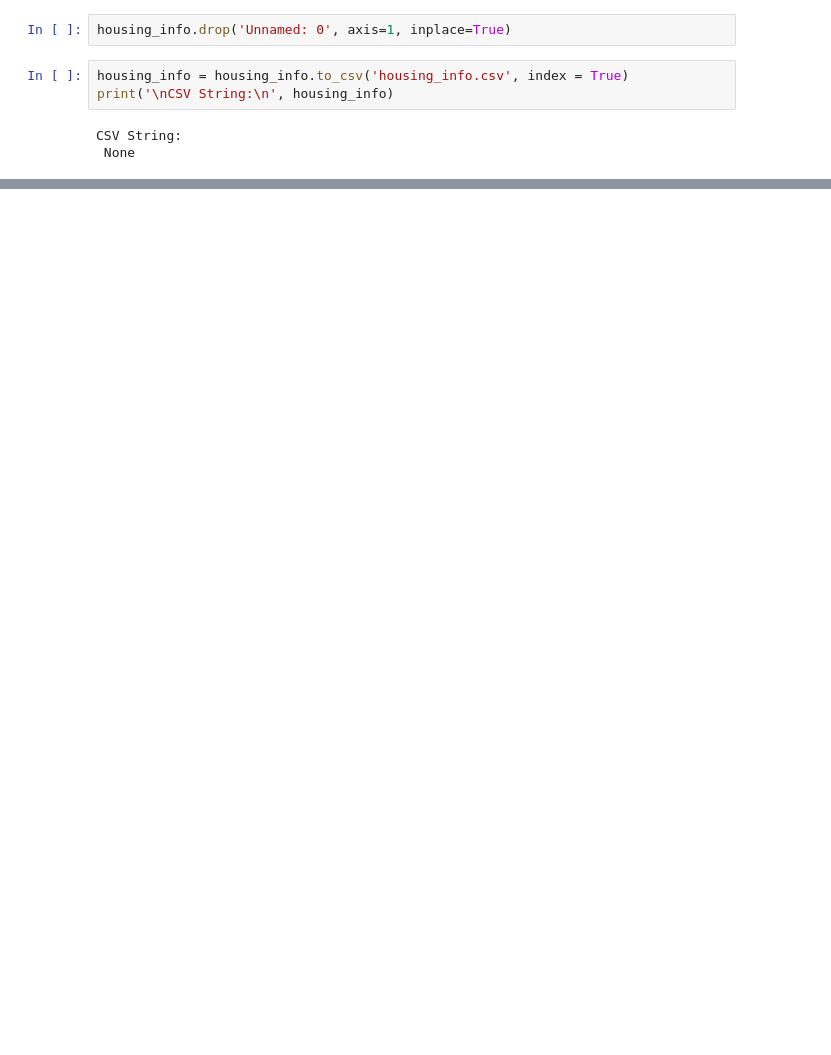
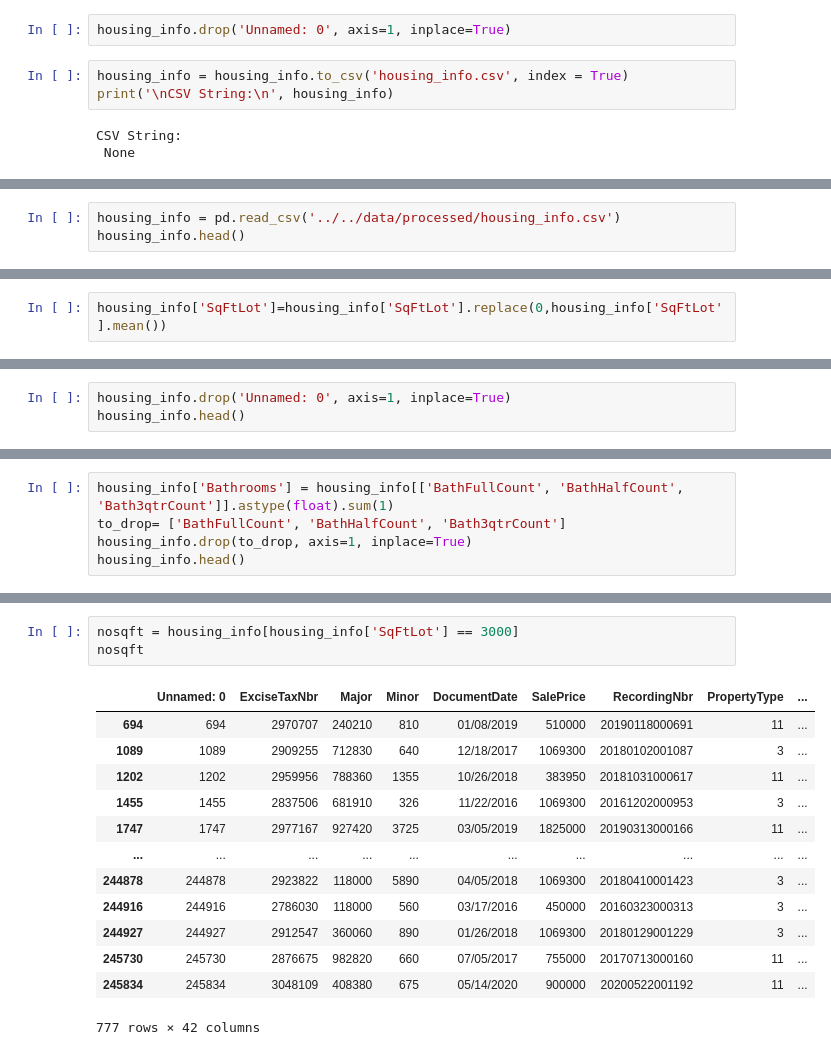
Before and after one commit to samtuleen/King-County-Home-Price-Predictors, a Jupyter notebook: notebooks/exploratory/Predicting-Most-Valuable-Home-Projects-In-King-County-Analysis.ipynb, the cells around one changed output, grey strips where cells are left out. Saved outputs shown, nothing was run; the diff lists cells and outputs as text; blank space fills up the shorter version.

```diff
--- a/notebooks/exploratory/Predicting-Most-Valuable-Home-Projects-In-King-County-Analysis.ipynb
+++ b/notebooks/exploratory/Predicting-Most-Valuable-Home-Projects-In-King-County-Analysis.ipynb
@@ -667,0 +406,3 @@ CSV String:
+# %%
+housing_info = pd.read_csv('../../data/processed/housing_info.csv')
+housing_info.head()
@@ -667,0 +427,2 @@ CSV String:
+# %%
+housing_info['SqFtLot']=housing_info['SqFtLot'].replace(0,housing_info['SqFtLot'].mean())
@@ -667,0 +454,3 @@ CSV String:
+# %%
+housing_info.drop('Unnamed: 0', axis=1, inplace=True)
+housing_info.head()
@@ -667,0 +475,5 @@ CSV String:
+# %%
+housing_info['Bathrooms'] = housing_info[['BathFullCount', 'BathHalfCount', 'Bath3qtrCount']].astype(float).sum(1)
+to_drop= ['BathFullCount', 'BathHalfCount', 'Bath3qtrCount']
+housing_info.drop(to_drop, axis=1, inplace=True)
+housing_info.head()
@@ -667,0 +494,17 @@ CSV String:
+# %%
+nosqft = housing_info[housing_info['SqFtLot'] == 3000]
+nosqft
+# %% [output]
+|  | Unnamed: 0 | ExciseTaxNbr | Major | Minor | DocumentDate | SalePrice | RecordingNbr | PropertyType | ... |
+| 694 | 694 | 2970707 | 240210 | 810 | 01/08/2019 | 510000 | 20190118000691 | 11 | ... |
+| 1089 | 1089 | 2909255 | 712830 | 640 | 12/18/2017 | 1069300 | 20180102001087 | 3 | ... |
+| 1202 | 1202 | 2959956 | 788360 | 1355 | 10/26/2018 | 383950 | 20181031000617 | 11 | ... |
+| 1455 | 1455 | 2837506 | 681910 | 326 | 11/22/2016 | 1069300 | 20161202000953 | 3 | ... |
+| 1747 | 1747 | 2977167 | 927420 | 3725 | 03/05/2019 | 1825000 | 20190313000166 | 11 | ... |
+| ... | ... | ... | ... | ... | ... | ... | ... | ... | ... |
+| 244878 | 244878 | 2923822 | 118000 | 5890 | 04/05/2018 | 1069300 | 20180410001423 | 3 | ... |
+| 244916 | 244916 | 2786030 | 118000 | 560 | 03/17/2016 | 450000 | 20160323000313 | 3 | ... |
+| 244927 | 244927 | 2912547 | 360060 | 890 | 01/26/2018 | 1069300 | 20180129001229 | 3 | ... |
+| 245730 | 245730 | 2876675 | 982820 | 660 | 07/05/2017 | 755000 | 20170713000160 | 11 | ... |
+| 245834 | 245834 | 3048109 | 408380 | 675 | 05/14/2020 | 900000 | 20200522001192 | 11 | ... |
+777 rows × 42 columns
```
Also changed, not shown: parts of 37 cells of this notebook, 1 other file.
